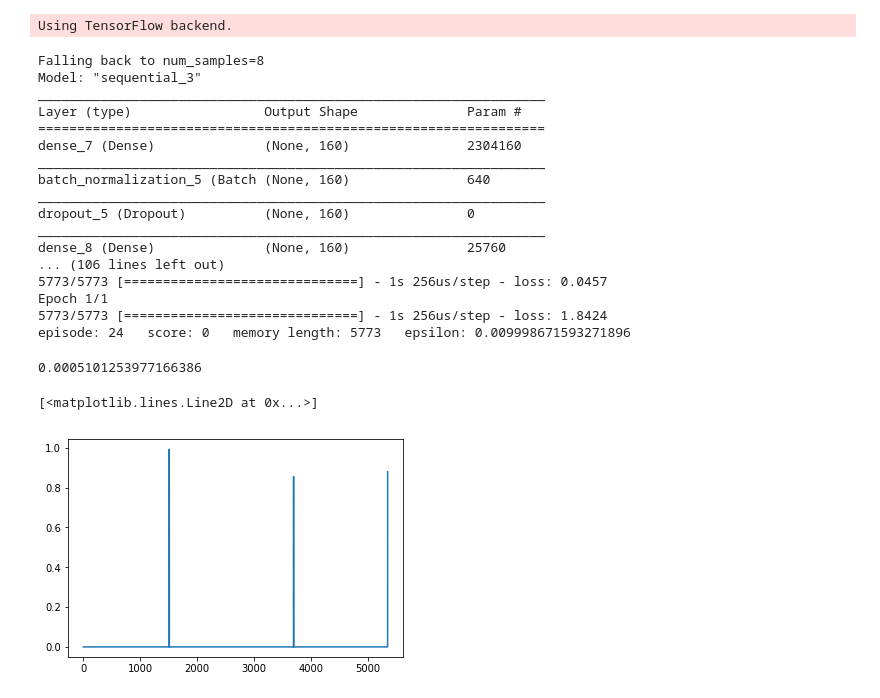
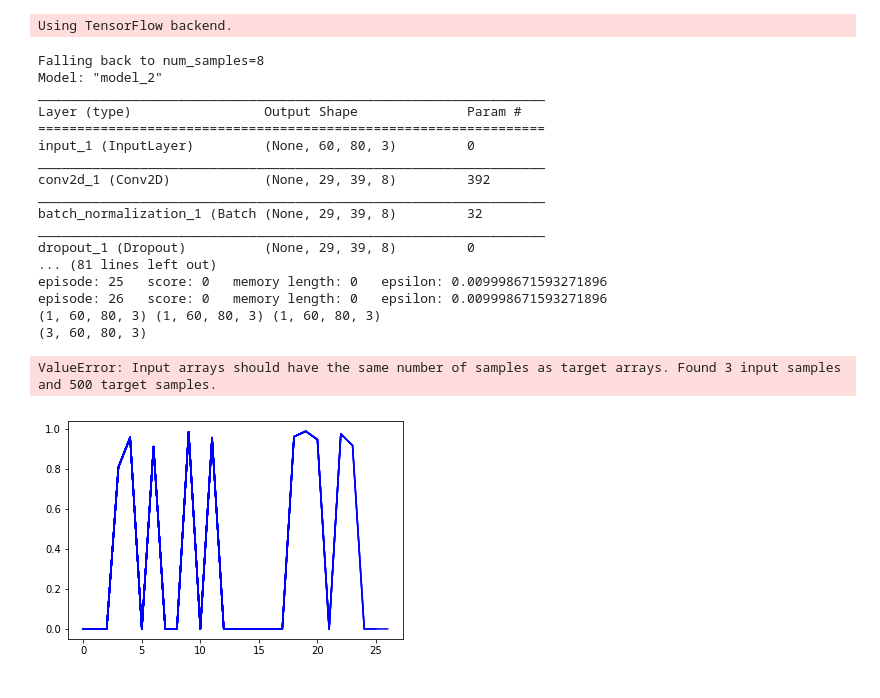
Before and after one commit to Kilorad/rl, a Jupyter notebook: example_rl_miniworld.ipynb, the cells around one changed output. Drawn from its saved outputs; the diff is of its cells as text; code cells hidden in the pictures.

Commit message:
add conv

```diff
--- a/example_rl_miniworld.ipynb
+++ b/example_rl_miniworld.ipynb
@@ -28,14 +28,14 @@ Using TensorFlow backend.
 env = gym.make('MiniWorld-Hallway-v0')
 #env=CartPoleEnv9()
 # get size of state and action from environment
-state_size = env.observation_space.shape[0]*env.observation_space.shape[1]*env.observation_space.shape[2]
+state_size = env.observation_space.shape#[0]*env.observation_space.shape[1]*env.observation_space.shape[2]
 action_size = env.action_space.n
 
 #agent = DoubleDQNAgent(state_size, action_size)
-agent = sarsa.SarsaAgent(state_size, action_size)
+agent = sarsa_convol.SarsaConvolAgent(state_size, action_size)
 agent.train_start=5000
-agent.planning_horison=100
-agent.discount_factor=0.99
+agent.planning_horison=200
+agent.discount_factor=0.992
 #agent = strategy_imitation.ImitAgent(state_size, action_size)
 agent.render=False
 
@@ -48,7 +48,7 @@ for e in range(EPISODES):
     done = False
     score = 0
     state = env.reset()
-    state = np.reshape(state, [1, state_size])
+    #state = np.reshape(state, [1, state_size])
 
     while not done:
         if (e in range(2,7)) or (e in range(20,25)) or (e in range(100,103)) or (e in range(200,202)) or (e in range(300,306)) or (e in range(400,406)) or (e in range(500,506)) or (e in range(600,604)):
@@ -58,7 +58,7 @@ for e in range(EPISODES):
         # get action for the current state and go one step in environment
         action = agent.get_action(state)
         next_state, reward, done, info = env.step(action)
-        next_state = np.reshape(next_state, [1, state_size])
+        next_state = np.reshape(next_state, [1, state_size[0],state_size[1],state_size[2]])
         # if an action make the episode end, then gives penalty of -100
 
 
@@ -76,43 +76,45 @@ for e in range(EPISODES):
         agent.train_model()
         score += reward
         state = next_state
 
         if done:
             # every episode update the target model to be same with model
             agent.update_target_model()
 
             # every episode, plot the play time
             scores.append(score)
             episodes.append(e)
             pylab.plot(episodes, scores, 'b')
             #pylab.savefig("./save_graph/aa_gun_dqn.png")
             print("episode:", e, "  score:", score, "  memory length:",
                   len(agent.memory), "  epsilon:", agent.epsilon)
 
             # if the mean of scores of last 10 episode is bigger than 490
             # stop training
 
     # save the model
     #if e % 50 == 0:
     #    agent.model.save_weights("./save_model/aa_gun_dqn.h5")
 # %% [output]
 Falling back to num_samples=8
-Model: "sequential_3"
+Model: "model_2"
 _________________________________________________________________
 Layer (type)                 Output Shape              Param #
 =================================================================
-dense_7 (Dense)              (None, 160)               2304160
+input_1 (InputLayer)         (None, 60, 80, 3)         0
 _________________________________________________________________
-batch_normalization_5 (Batch (None, 160)               640
+conv2d_1 (Conv2D)            (None, 29, 39, 8)         392
 _________________________________________________________________
-dropout_5 (Dropout)          (None, 160)               0
+batch_normalization_1 (Batch (None, 29, 39, 8)         32
 _________________________________________________________________
-dense_8 (Dense)              (None, 160)               25760
-... (106 lines left out)
-5773/5773 [==============================] - 1s 256us/step - loss: 0.0457
-Epoch 1/1
-5773/5773 [==============================] - 1s 256us/step - loss: 1.8424
-episode: 24   score: 0   memory length: 5773   epsilon: 0.009998671593271896
+dropout_1 (Dropout)          (None, 29, 39, 8)         0
+... (81 lines left out)
+episode: 25   score: 0   memory length: 0   epsilon: 0.009998671593271896
+episode: 26   score: 0   memory length: 0   epsilon: 0.009998671593271896
+(1, 60, 80, 3) (1, 60, 80, 3) (1, 60, 80, 3)
+(3, 60, 80, 3)
+ValueError: Input arrays should have the same number of samples as target arrays. Found 3 input samples and 500 target samples.
+[figure, added]
 # %%
 def make_sar_table(s,a,r):
     #print(np.array(a,ndmin=2).T.shape)
@@ -123,9 +125,5 @@ def make_sar_table(s,a,r):
 import matplotlib.pyplot as plt
 print(np.mean(reward_lst))
 plt.plot(reward_lst)
-# %% [output]
-0.0005101253977166386
-[<matplotlib.lines.Line2D at 0x...>]
-[figure, removed]
 # %%
 plt.plot(agent.r_disco)
```
Also changed, not shown: parts of 5 cells of this notebook, 1 other file.
